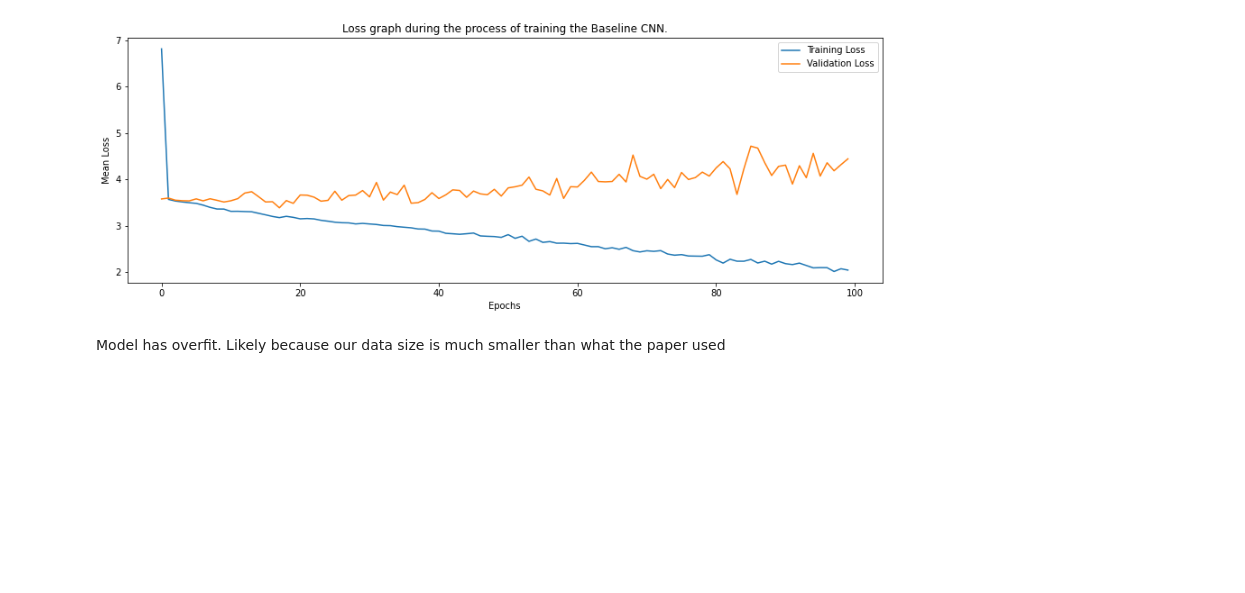
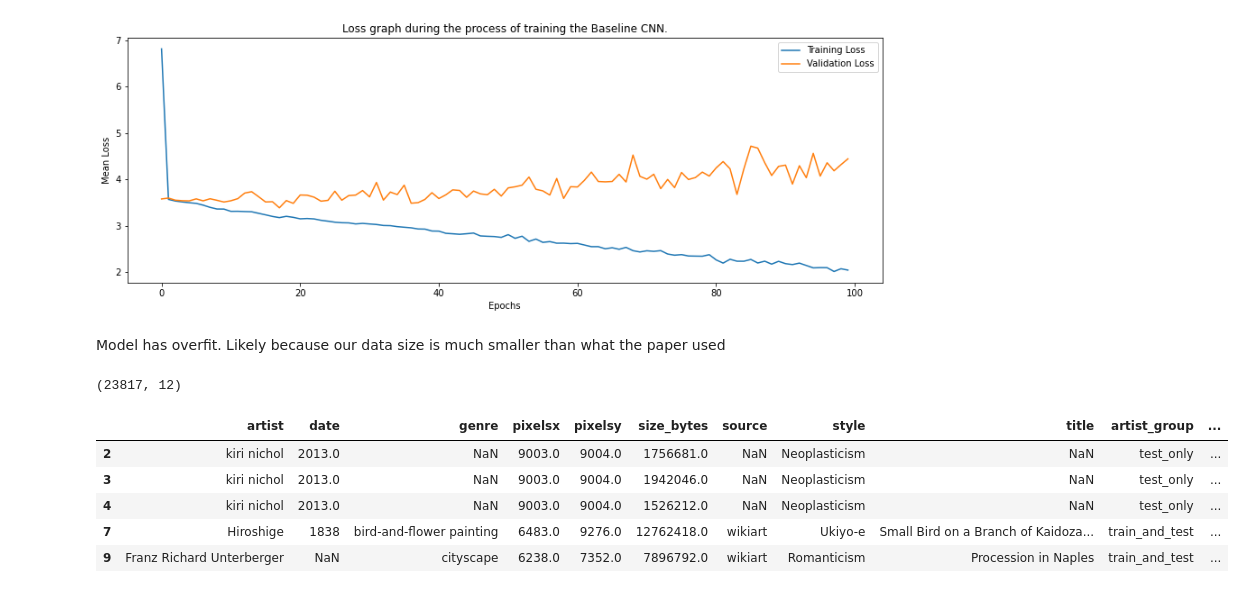
Before and after one commit to Aditikk00/artist-identification, a Jupyter notebook: FinalProj.ipynb, the cells around one changed output. Saved outputs shown, nothing was run; the diff lists cells and outputs as text; code cells hidden in the pictures; blank space fills up the shorter version.

```diff
--- a/FinalProj.ipynb
+++ b/FinalProj.ipynb
@@ -691,0 +688,13 @@ Model has overfit. Likely because our data size is much smaller than what the pa
+# %%
+# create test df
+test_df = df[df['in_train']==False]
+print(test_df.shape)
+test_df.head()
+# %% [output]
+(23817, 12)
+|  | artist | date | genre | pixelsx | pixelsy | size_bytes | source | style | title | artist_group | ... |
+| 2 | kiri nichol | 2013.0 | NaN | 9003.0 | 9004.0 | 1756681.0 | NaN | Neoplasticism | NaN | test_only | ... |
+| 3 | kiri nichol | 2013.0 | NaN | 9003.0 | 9004.0 | 1942046.0 | NaN | Neoplasticism | NaN | test_only | ... |
+| 4 | kiri nichol | 2013.0 | NaN | 9003.0 | 9004.0 | 1526212.0 | NaN | Neoplasticism | NaN | test_only | ... |
+| 7 | Hiroshige | 1838 | bird-and-flower painting | 6483.0 | 9276.0 | 12762418.0 | wikiart | Ukiyo-e | Small Bird on a Branch of Kaidoza... | train_and_test | ... |
+| 9 | Franz Richard Unterberger | NaN | cityscape | 6238.0 | 7352.0 | 7896792.0 | wikiart | Romanticism | Procession in Naples | train_and_test | ... |
```
Also changed, not shown: parts of 24 cells of this notebook.
